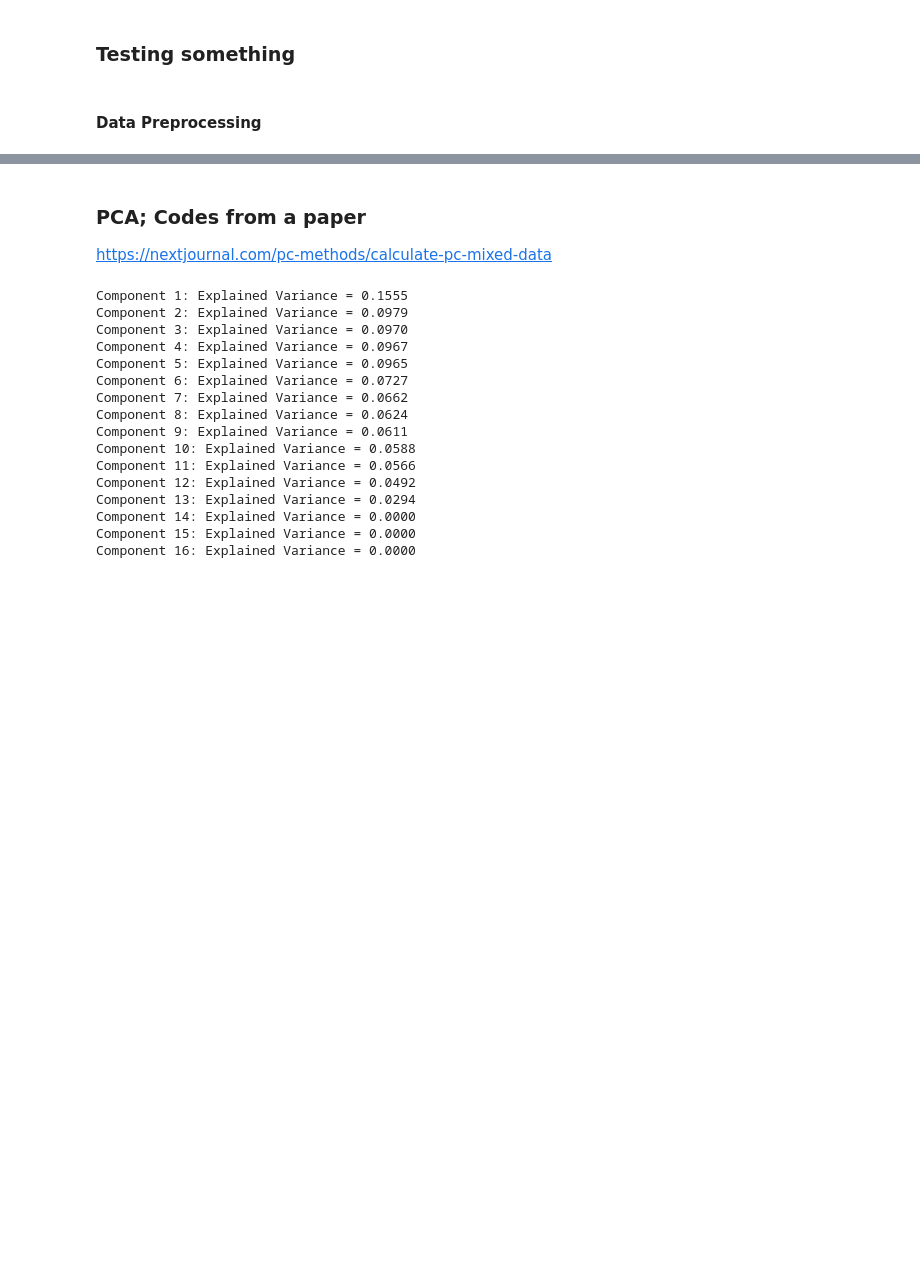
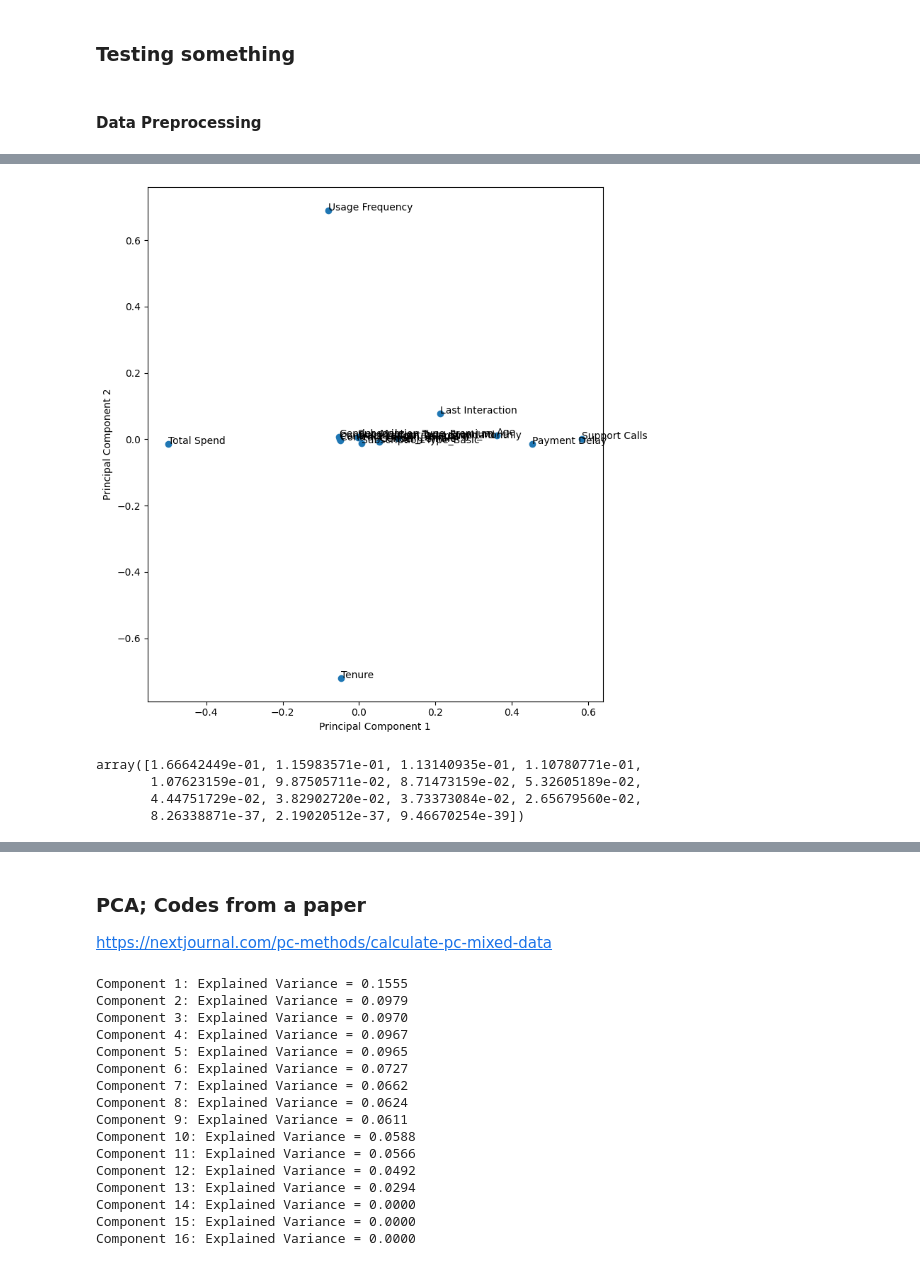
Before and after one commit to Johannes3001/AppliedML_Assign.01, a Jupyter notebook: Fredrik_Codes.ipynb, the cells around one changed output, grey strips where cells are left out. Drawn from its saved outputs; the diff is of its cells as text; code cells hidden in the pictures; blank space fills up the shorter version.

```diff
--- a/Fredrik_Codes.ipynb
+++ b/Fredrik_Codes.ipynb
@@ -99,0 +126,6 @@ test_df.describe()
+# %%
+# Normalizing the numerical variables
+norm = df[['Age', 'Tenure', 'Usage Frequency', 'Support Calls', 'Payment Delay', 'Total Spend', 'Last Interaction']]
+normalized = (norm - norm.mean())/norm.std()
+df.drop(columns=['Age', 'Tenure', 'Usage Frequency', 'Support Calls', 'Payment Delay', 'Total Spend', 'Last Interaction'], inplace=True)
+df = pd.concat([df, normalized], axis=1)
@@ -99,0 +149,14 @@ test_df.describe()
+# %%
+# Splitting the data
+from sklearn.model_selection import train_test_split
+
+# Putting feature variable to X
+X = df.drop(['Churn'],axis=1)
+# Putting response variable to y
+y = df['Churn']
+X_train, X_test, y_train, y_test = train_test_split(X,y, train_size=0.7,test_size=0.3,random_state=9)
+# %%
+#Improting the PCA module
+from sklearn.decomposition import PCA
+pca = PCA(svd_solver='randomized', random_state=42)
+pca.fit(X_train)
@@ -99,0 +185,4 @@ test_df.describe()
+# %%
+colnames = list(X_train.columns)
+pcs_df = pd.DataFrame({'PC1':pca.components_[0],'PC2':pca.components_[1], 'Feature':colnames})
+pcs_df.head()
@@ -99,0 +196,19 @@ test_df.describe()
+# %%
+%matplotlib inline
+fig = plt.figure(figsize = (8,8))
+plt.scatter(pcs_df.PC1, pcs_df.PC2)
+plt.xlabel('Principal Component 1')
+plt.ylabel('Principal Component 2')
+for i, txt in enumerate(pcs_df.Feature):
+    plt.annotate(txt, (pcs_df.PC1[i],pcs_df.PC2[i]))
+plt.tight_layout()
+plt.show()
+# %% [output]
+[figure, added]
+# %%
+pca.explained_variance_ratio_
+# %% [output]
+array([1.66642449e-01, 1.15983571e-01, 1.13140935e-01, 1.10780771e-01,
+       1.07623159e-01, 9.87505711e-02, 8.71473159e-02, 5.32605189e-02,
+       4.44751729e-02, 3.82902720e-02, 3.73373084e-02, 2.65679560e-02,
+       8.26338871e-37, 2.19020512e-37, 9.46670254e-39])
```
Also changed, not shown: parts of 30 cells of this notebook.
